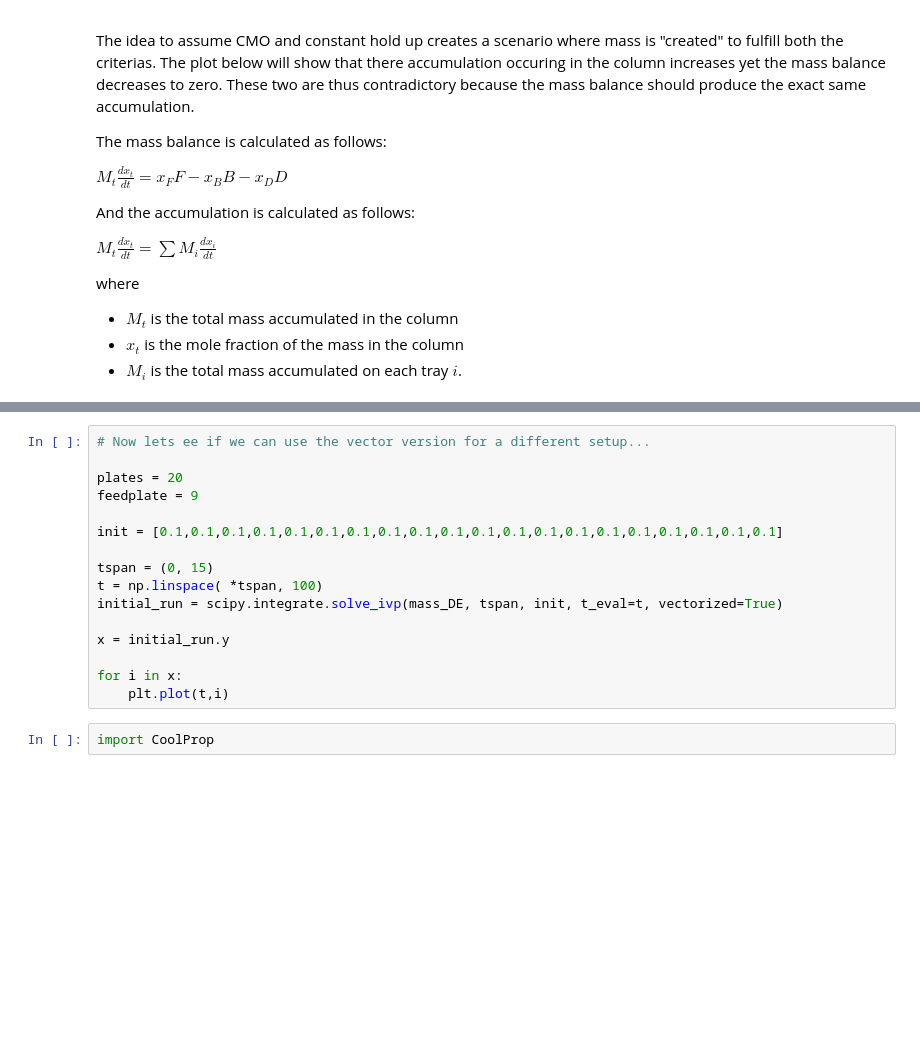
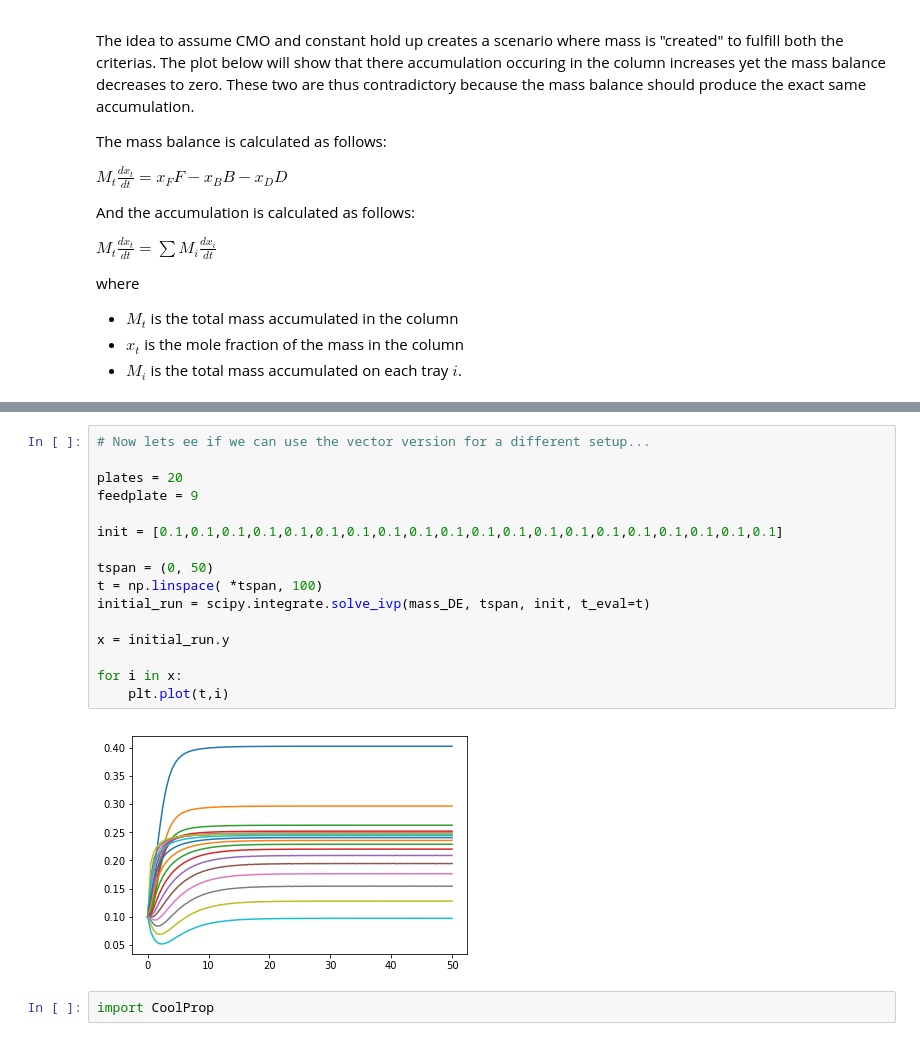
Before and after one commit to albertmitchell3/Distillation_Column, a Jupyter notebook: Basic Distillation Column/Vector_Basic_Distillation Model-Update.ipynb, the cells around one changed output, grey strips where cells are left out. Cells and saved outputs as stored; diff of their text form; blank space fills up the shorter version.

```diff
--- a/Basic Distillation Column/Vector_Basic_Distillation Model-Update.ipynb
+++ b/Basic Distillation Column/Vector_Basic_Distillation Model-Update.ipynb
@@ -247,18 +238,20 @@ plt.savefig("consistency_plot_error.png")
 # %%
 # Now lets ee if we can use the vector version for a different setup...
 
 plates = 20
 feedplate = 9
 
 init = [0.1,0.1,0.1,0.1,0.1,0.1,0.1,0.1,0.1,0.1,0.1,0.1,0.1,0.1,0.1,0.1,0.1,0.1,0.1,0.1]
 
-tspan = (0, 15)
+tspan = (0, 50)
 t = np.linspace( *tspan, 100)
-initial_run = scipy.integrate.solve_ivp(mass_DE, tspan, init, t_eval=t, vectorized=True)
+initial_run = scipy.integrate.solve_ivp(mass_DE, tspan, init, t_eval=t)
 
 x = initial_run.y
 
 for i in x:
     plt.plot(t,i)
+# %% [output]
+[figure, added]
 # %%
 import CoolProp
```
Also changed, not shown: parts of 9 cells of this notebook.
